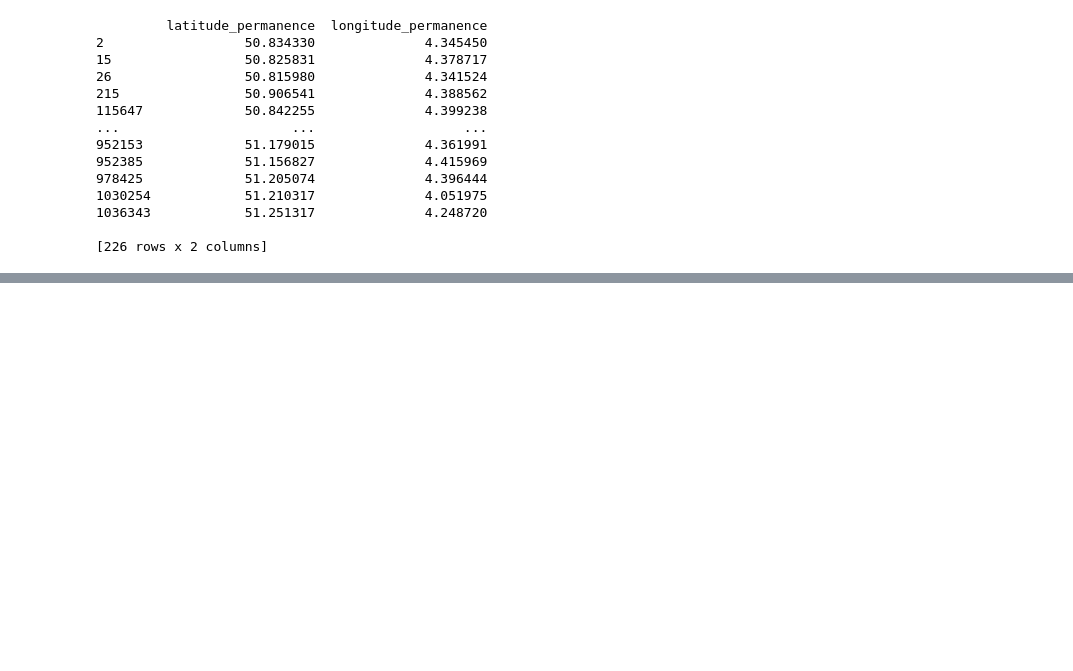
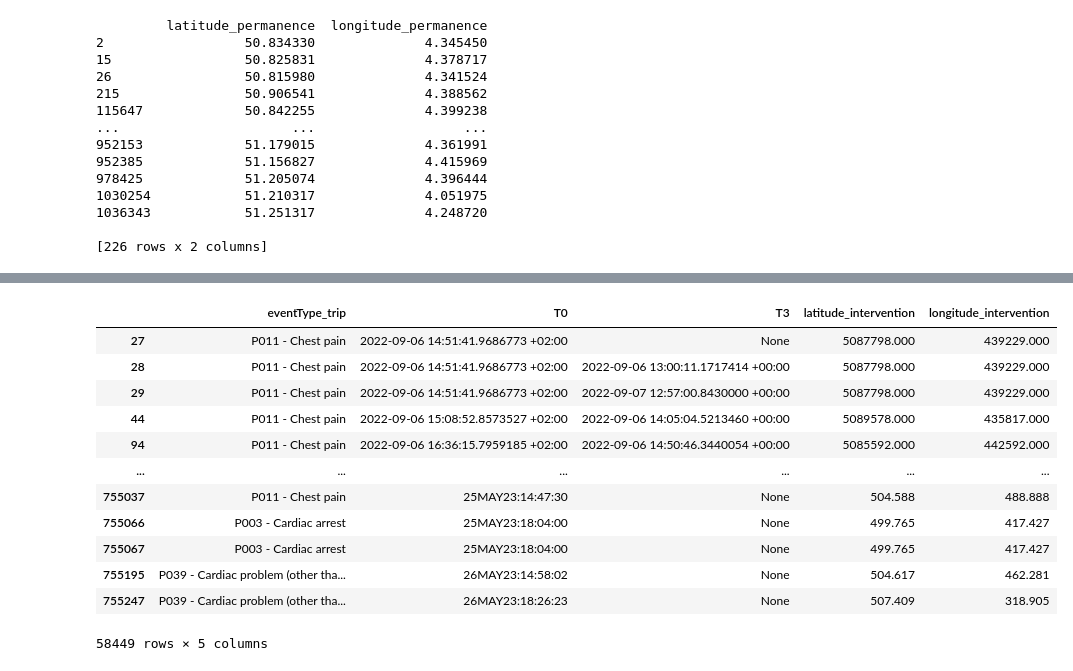
Before and after one commit to Elouan-Debels/MDAProject, a Jupyter notebook: data cleaning.ipynb, the cells around one changed output, grey strips where cells are left out. Saved outputs shown, nothing was run; the diff lists cells and outputs as text; code cells hidden in the pictures; blank space fills up the shorter version.

```diff
--- a/data cleaning.ipynb
+++ b/data cleaning.ipynb
@@ -919,0 +1023,19 @@ card_arrest
+# %%
+#remove interventions with missing or incomplete coordinates. We should again ask what happened to those. We cannot use these.
+#a very large amount of instances get dropped because of missing coordinates, yet again demonstrating how messy the data is.
+card_arrest_dropna = card_arrest_filtered_abandon.dropna(subset = ['latitude_intervention', 'longitude_intervention'])
+card_arrest_dropna
+# %% [output]
+|  | eventType_trip | T0 | T3 | latitude_intervention | longitude_intervention |
+| 27 | P011 - Chest pain | 2022-09-06 14:51:41.9686773 +02:00 | None | 5087798.000 | 439229.000 |
+| 28 | P011 - Chest pain | 2022-09-06 14:51:41.9686773 +02:00 | 2022-09-06 13:00:11.1717414 +00:00 | 5087798.000 | 439229.000 |
+| 29 | P011 - Chest pain | 2022-09-06 14:51:41.9686773 +02:00 | 2022-09-07 12:57:00.8430000 +00:00 | 5087798.000 | 439229.000 |
+| 44 | P011 - Chest pain | 2022-09-06 15:08:52.8573527 +02:00 | 2022-09-06 14:05:04.5213460 +00:00 | 5089578.000 | 435817.000 |
+| 94 | P011 - Chest pain | 2022-09-06 16:36:15.7959185 +02:00 | 2022-09-06 14:50:46.3440054 +00:00 | 5085592.000 | 442592.000 |
+| ... | ... | ... | ... | ... | ... |
+| 755037 | P011 - Chest pain | 25MAY23:14:47:30 | None | 504.588 | 488.888 |
+| 755066 | P003 - Cardiac arrest | 25MAY23:18:04:00 | None | 499.765 | 417.427 |
+| 755067 | P003 - Cardiac arrest | 25MAY23:18:04:00 | None | 499.765 | 417.427 |
+| 755195 | P039 - Cardiac problem (other tha... | 26MAY23:14:58:02 | None | 504.617 | 462.281 |
+| 755247 | P039 - Cardiac problem (other tha... | 26MAY23:18:26:23 | None | 507.409 | 318.905 |
+58449 rows × 5 columns
```
Also changed, not shown: parts of 17 cells of this notebook.
